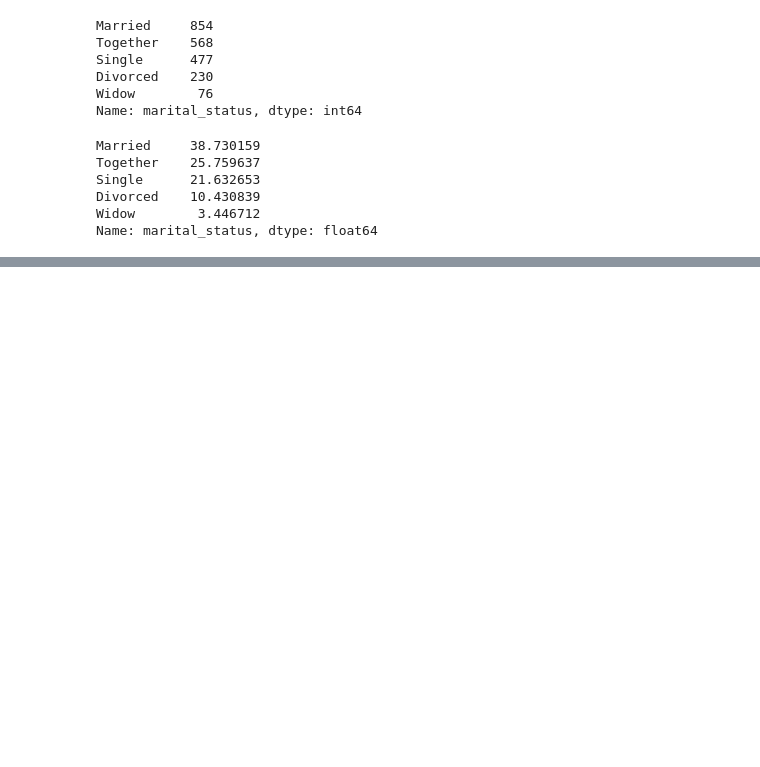
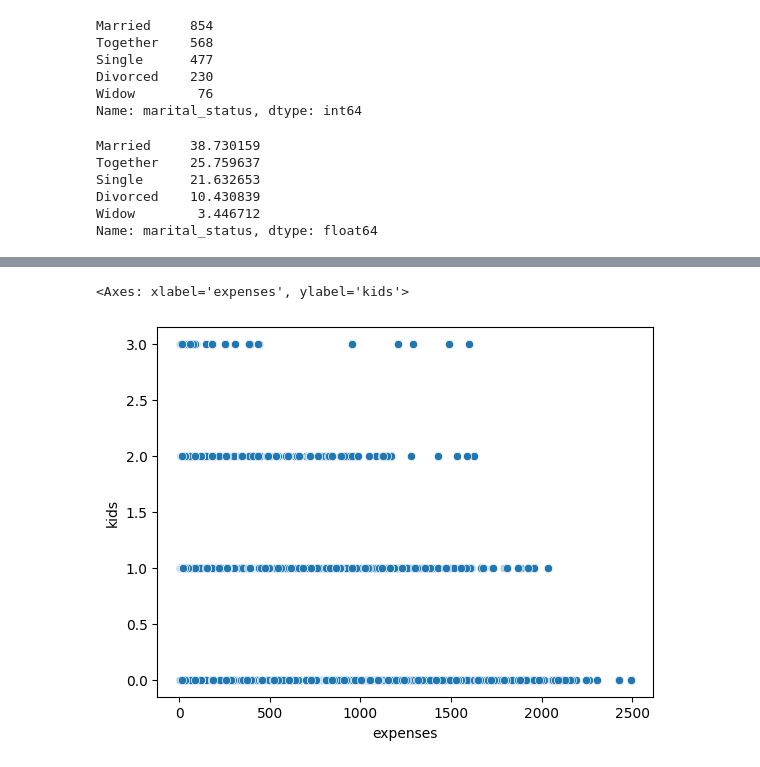
Before and after one commit to joseevandro/Estatistica, a Jupyter notebook: Evandro_Des_Ifood.ipynb, the cells around one changed output, grey strips where cells are left out. Drawn from its saved outputs; the diff is of its cells as text; code cells hidden in the pictures; blank space fills up the shorter version.

```diff
--- a/Evandro_Des_Ifood.ipynb
+++ b/Evandro_Des_Ifood.ipynb
@@ -290,0 +340,5 @@ Name: marital_status, dtype: float64
+# %%
+sns.scatterplot( data=df, x='expenses', y='kids')
+# %% [output]
+<Axes: xlabel='expenses', ylabel='kids'>
+[figure, added]
```
Also changed, not shown: parts of 12 cells of this notebook.
